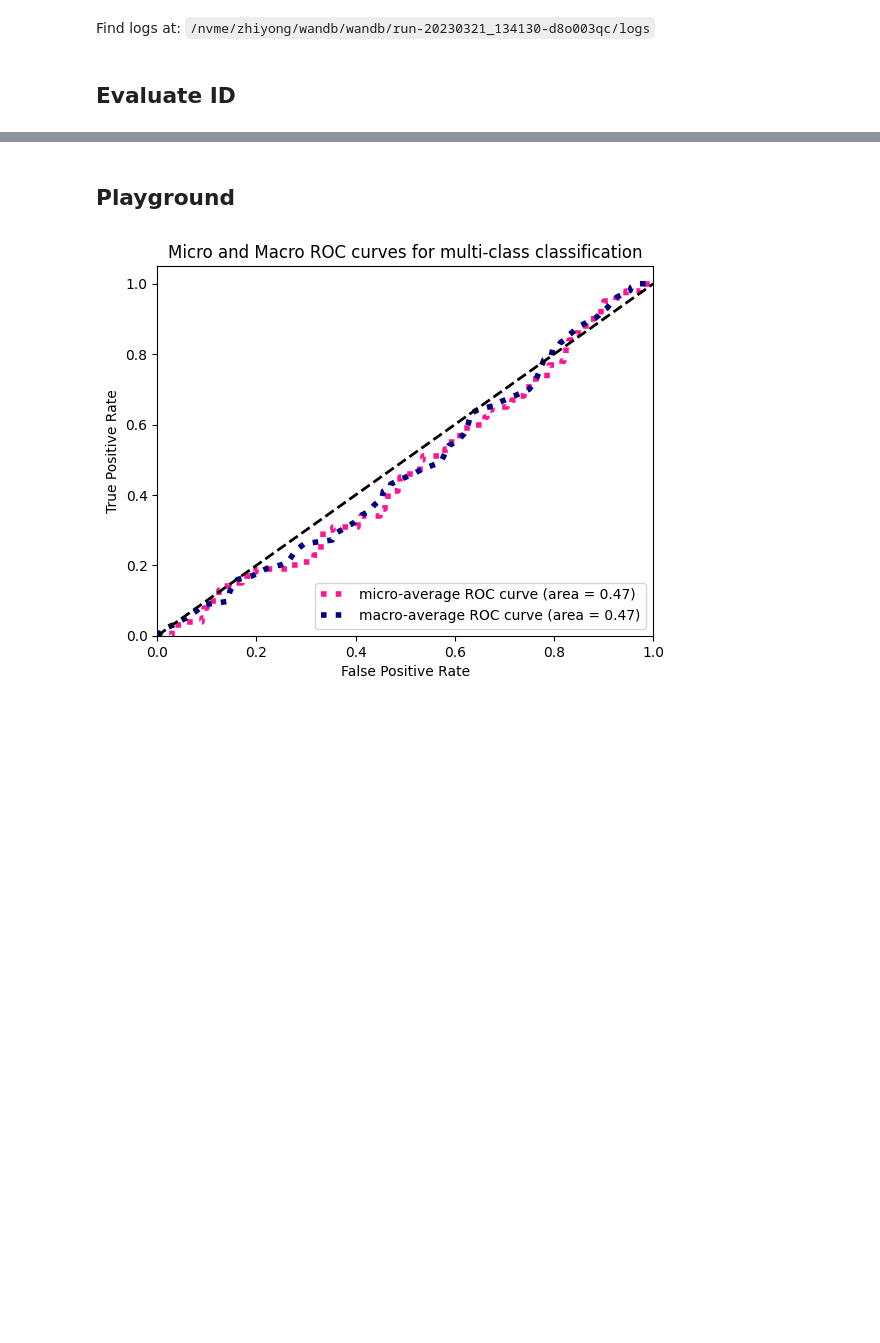
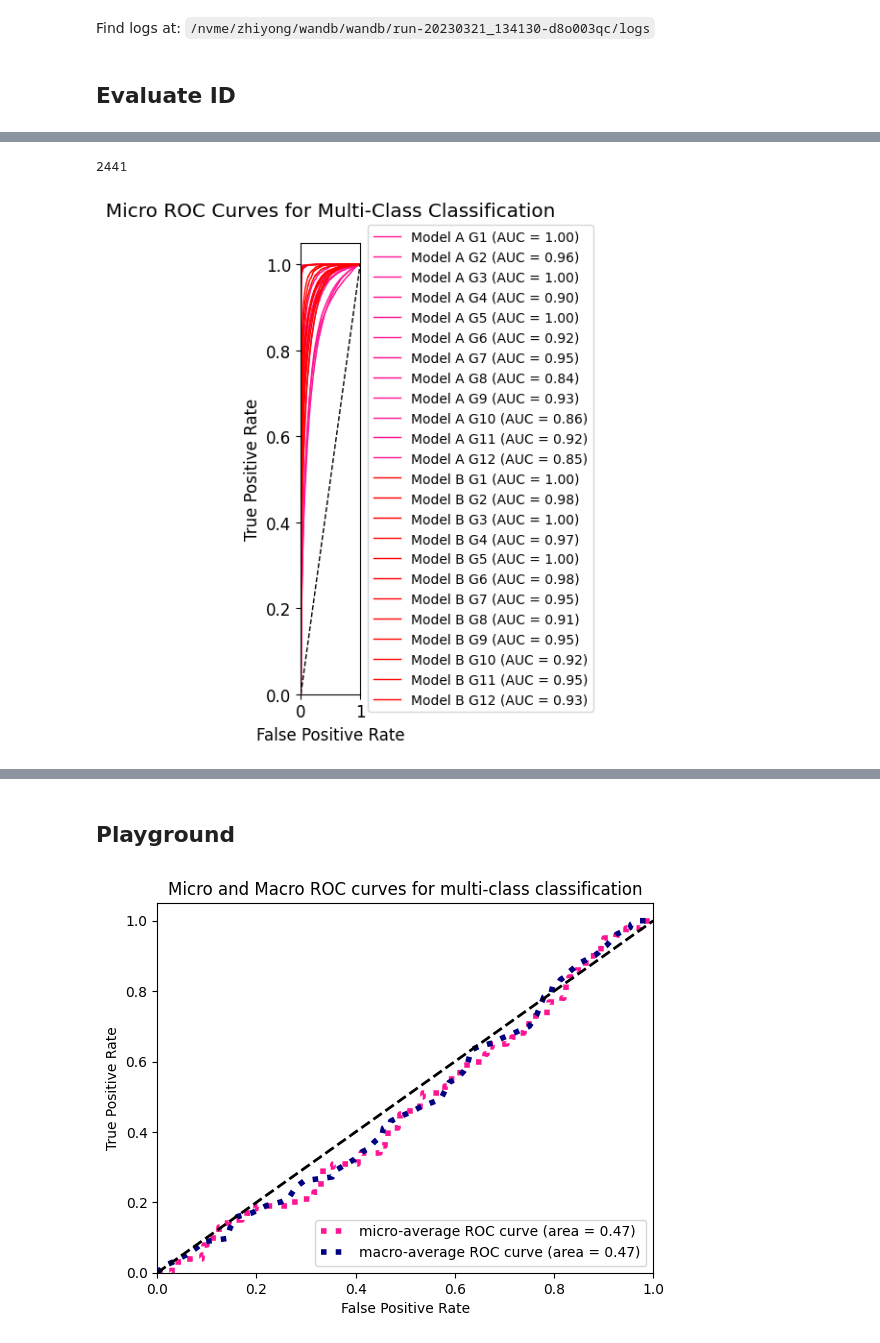
Before and after one commit to zhiyongchenGREAT/FedSPK, a Jupyter notebook: eval_id1 copy.ipynb, the cells around one changed output, grey strips where cells are left out. Cells and saved outputs as stored; diff of their text form; code cells hidden in the pictures; blank space fills up the shorter version.

```diff
--- a/eval_id1 copy.ipynb
+++ b/eval_id1 copy.ipynb
@@ -406,0 +697,40 @@ datadir = artifact.download()
+# %%
+len(result_dict_2['G5'][1]['micro'])
+# %% [output]
+2441
+# %%
+import matplotlib.pyplot as plt
+
+def plot_roc_curve(fpr, tpr, auc, model_name, group, color, linestyle='-'):
+    plt.plot(fpr, tpr,
+             label=f'{model_name} G{group} (AUC = {auc:.2f})',
+             color=color, linestyle=linestyle, linewidth=1)
+
+plt.figure(figsize=(6, 6))
+plt.rcParams.update({'font.size': 12})
+
+# Plot Model A ROC curves
+for i in range(12):
+    fpr, tpr, auc = result_dict_2[f'G{i+1}'][0]['micro'], result_dict_2[f'G{i+1}'][1]['micro'], result_dict_2[f'G{i+1}'][2]['micro']
+    plot_roc_curve(fpr, tpr, auc, 'Model A', i+1, 'deeppink')
+
+# Plot Model B ROC curves
+for i in range(12):
+    fpr, tpr, auc = result_dict_1[f'G{i+1}'][0]['micro'], result_dict_1[f'G{i+1}'][1]['micro'], result_dict_1[f'G{i+1}'][2]['micro']
+    plot_roc_curve(fpr, tpr, auc, 'Model B', i+1, 'red')
+
+plt.plot([0, 1], [0, 1], 'k--', lw=1)
+plt.xlim([0.0, 1.0])
+plt.ylim([0.0, 1.05])
+plt.xlabel('False Positive Rate')
+plt.ylabel('True Positive Rate')
+plt.title('Micro ROC Curves for Multi-Class Classification', pad=20)
+
+# Place the legend outside the plot area and adjust the column spacing
+plt.legend(loc="center left", bbox_to_anchor=(1.02, 0.5), ncol=1, fontsize='small', columnspacing=0.5)
+
+plt.tight_layout(rect=[0, 0, 0.68, 1])  # Adjust the width of the plot to make room for the legend
+plt.savefig('roc_curves_paper.png', dpi=300)
+plt.show()
+# %% [output]
+[figure, added]
```
Also changed, not shown: parts of 21 cells of this notebook, 1 other file.
